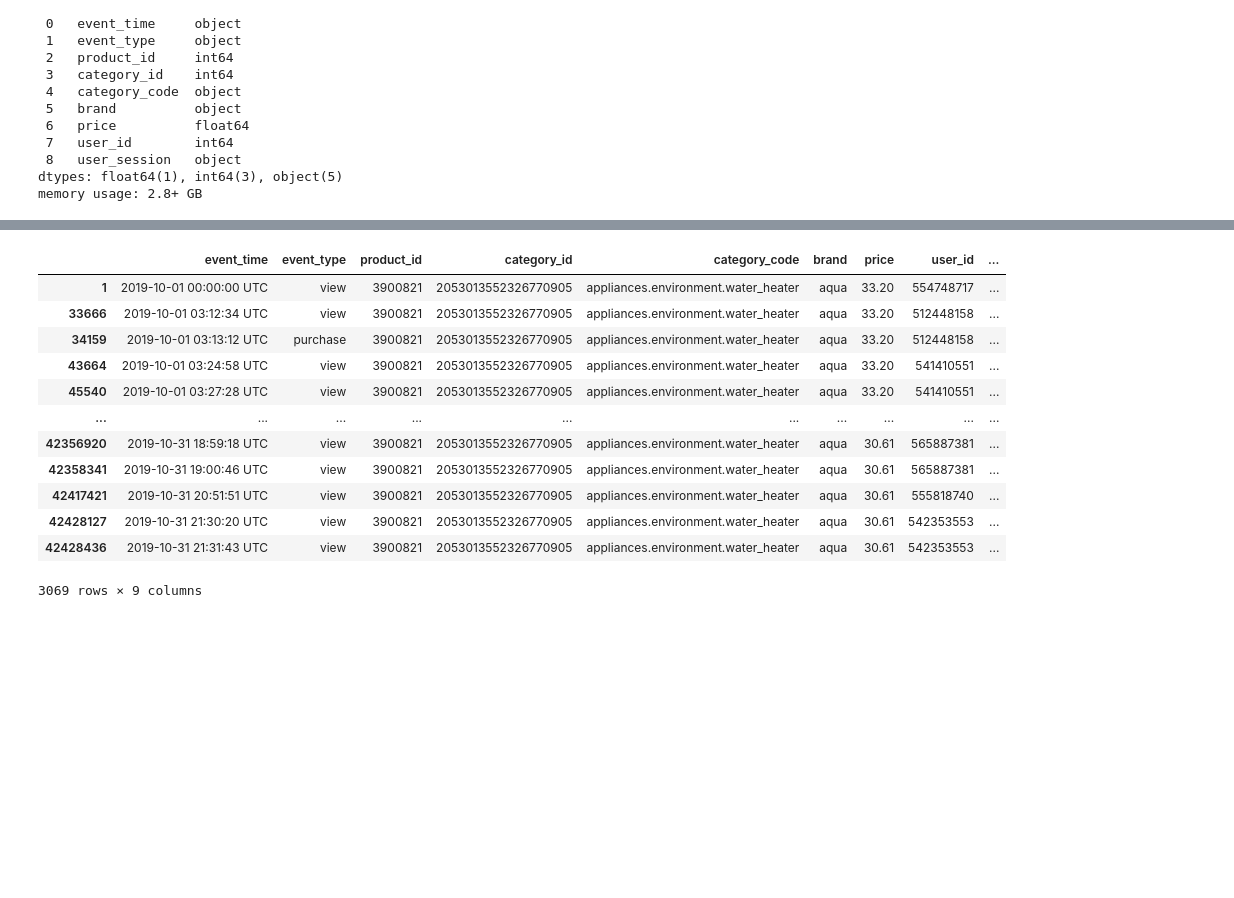
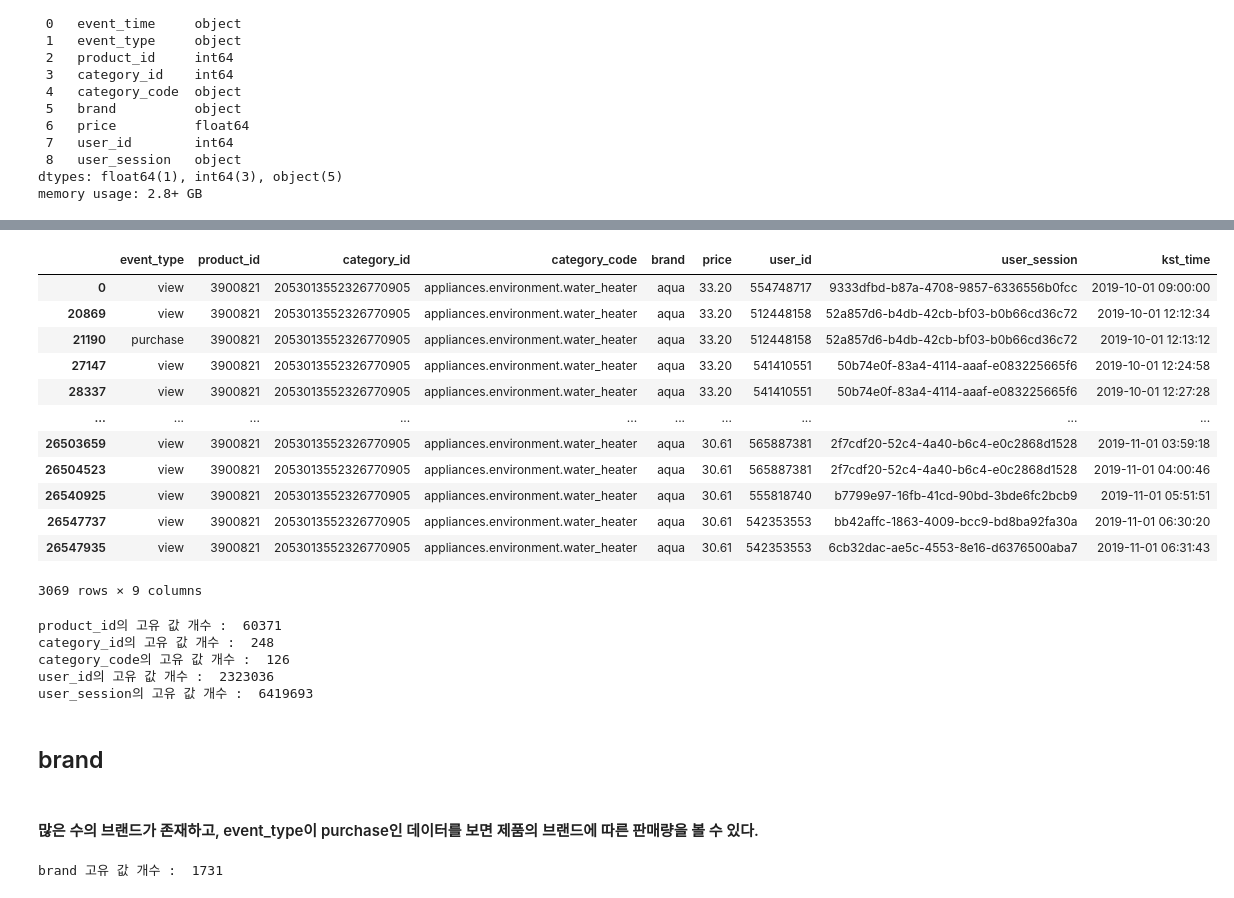
Before and after one commit to JunSeokCheon/eCommerce_weblog_analysis, a Jupyter notebook: eCommerce_weblog_preprocessing.ipynb, the cells around one changed output, grey strips where cells are left out. Saved outputs shown, nothing was run; the diff lists cells and outputs as text; code cells hidden in the pictures; blank space fills up the shorter version.

```diff
--- a/eCommerce_weblog_preprocessing.ipynb
+++ b/eCommerce_weblog_preprocessing.ipynb
@@ -71,0 +133,4 @@ len(ecommerce_df['brand'].unique())
+# %%
+kst_list = []
+for utc in utc_list:
+  kst_list.append(convert_kst(utc))
@@ -71,0 +154,2 @@ len(ecommerce_df['brand'].unique())
+# %%
+aft_ecommerce_df['kst_time'] = pd.DataFrame(kst_list)
@@ -71,0 +165,3 @@ len(ecommerce_df['brand'].unique())
+# %%
+aft_ecommerce_df = aft_ecommerce_df.drop(['event_time'], axis = 1)
+aft_ecommerce_df.head()
@@ -71,0 +194,3 @@ len(ecommerce_df['brand'].unique())
+# %%
+aft_ecommerce_df['kst_time'] = pd.to_datetime(aft_ecommerce_df['kst_time'])
+aft_ecommerce_df.info()
@@ -72,16 +273,36 @@ len(ecommerce_df['brand'].unique())
 # %%
-ecommerce_df[ecommerce_df['product_id'] == 3900821]
+aft_ecommerce_df[aft_ecommerce_df['product_id'] == 3900821]
 # %% [output]
-|  | event_time | event_type | product_id | category_id | category_code | brand | price | user_id | ... |
-| 1 | 2019-10-01 00:00:00 UTC | view | 3900821 | 2053013552326770905 | appliances.environment.water_heater | aqua | 33.20 | 554748717 | ... |
-| 33666 | 2019-10-01 03:12:34 UTC | view | 3900821 | 2053013552326770905 | appliances.environment.water_heater | aqua | 33.20 | 512448158 | ... |
-| 34159 | 2019-10-01 03:13:12 UTC | purchase | 3900821 | 2053013552326770905 | appliances.environment.water_heater | aqua | 33.20 | 512448158 | ... |
-| 43664 | 2019-10-01 03:24:58 UTC | view | 3900821 | 2053013552326770905 | appliances.environment.water_heater | aqua | 33.20 | 541410551 | ... |
-| 45540 | 2019-10-01 03:27:28 UTC | view | 3900821 | 2053013552326770905 | appliances.environment.water_heater | aqua | 33.20 | 541410551 | ... |
+|  | event_type | product_id | category_id | category_code | brand | price | user_id | user_session | kst_time |
+| 0 | view | 3900821 | 2053013552326770905 | appliances.environment.water_heater | aqua | 33.20 | 554748717 | 9333dfbd-b87a-4708-9857-6336556b0fcc | 2019-10-01 09:00:00 |
+| 20869 | view | 3900821 | 2053013552326770905 | appliances.environment.water_heater | aqua | 33.20 | 512448158 | 52a857d6-b4db-42cb-bf03-b0b66cd36c72 | 2019-10-01 12:12:34 |
+| 21190 | purchase | 3900821 | 2053013552326770905 | appliances.environment.water_heater | aqua | 33.20 | 512448158 | 52a857d6-b4db-42cb-bf03-b0b66cd36c72 | 2019-10-01 12:13:12 |
+| 27147 | view | 3900821 | 2053013552326770905 | appliances.environment.water_heater | aqua | 33.20 | 541410551 | 50b74e0f-83a4-4114-aaaf-e083225665f6 | 2019-10-01 12:24:58 |
+| 28337 | view | 3900821 | 2053013552326770905 | appliances.environment.water_heater | aqua | 33.20 | 541410551 | 50b74e0f-83a4-4114-aaaf-e083225665f6 | 2019-10-01 12:27:28 |
 | ... | ... | ... | ... | ... | ... | ... | ... | ... | ... |
-| 42356920 | 2019-10-31 18:59:18 UTC | view | 3900821 | 2053013552326770905 | appliances.environment.water_heater | aqua | 30.61 | 565887381 | ... |
-| 42358341 | 2019-10-31 19:00:46 UTC | view | 3900821 | 2053013552326770905 | appliances.environment.water_heater | aqua | 30.61 | 565887381 | ... |
-| 42417421 | 2019-10-31 20:51:51 UTC | view | 3900821 | 2053013552326770905 | appliances.environment.water_heater | aqua | 30.61 | 555818740 | ... |
-| 42428127 | 2019-10-31 21:30:20 UTC | view | 3900821 | 2053013552326770905 | appliances.environment.water_heater | aqua | 30.61 | 542353553 | ... |
-| 42428436 | 2019-10-31 21:31:43 UTC | view | 3900821 | 2053013552326770905 | appliances.environment.water_heater | aqua | 30.61 | 542353553 | ... |
+| 26503659 | view | 3900821 | 2053013552326770905 | appliances.environment.water_heater | aqua | 30.61 | 565887381 | 2f7cdf20-52c4-4a40-b6c4-e0c2868d1528 | 2019-11-01 03:59:18 |
+| 26504523 | view | 3900821 | 2053013552326770905 | appliances.environment.water_heater | aqua | 30.61 | 565887381 | 2f7cdf20-52c4-4a40-b6c4-e0c2868d1528 | 2019-11-01 04:00:46 |
+| 26540925 | view | 3900821 | 2053013552326770905 | appliances.environment.water_heater | aqua | 30.61 | 555818740 | b7799e97-16fb-41cd-90bd-3bde6fc2bcb9 | 2019-11-01 05:51:51 |
+| 26547737 | view | 3900821 | 2053013552326770905 | appliances.environment.water_heater | aqua | 30.61 | 542353553 | bb42affc-1863-4009-bcc9-bd8ba92fa30a | 2019-11-01 06:30:20 |
+| 26547935 | view | 3900821 | 2053013552326770905 | appliances.environment.water_heater | aqua | 30.61 | 542353553 | 6cb32dac-ae5c-4553-8e16-d6376500aba7 | 2019-11-01 06:31:43 |
 3069 rows × 9 columns
+# %%
+print("product_id의 고유 값 개수 : ", len(aft_ecommerce_df['product_id'].unique()))
+print("category_id의 고유 값 개수 : ", len(aft_ecommerce_df['category_id'].unique()))
+print("category_code의 고유 값 개수 : ", len(aft_ecommerce_df['category_code'].unique()))
+print("user_id의 고유 값 개수 : ", len(aft_ecommerce_df['user_id'].unique()))
+print("user_session의 고유 값 개수 : ", len(aft_ecommerce_df['user_session'].unique()))
+# %% [output]
+product_id의 고유 값 개수 :  60371
+category_id의 고유 값 개수 :  248
+category_code의 고유 값 개수 :  126
+user_id의 고유 값 개수 :  2323036
+user_session의 고유 값 개수 :  6419693
+# %% [markdown]
+## brand
+# %% [markdown]
+#### 많은 수의 브랜드가 존재하고, event_type이 purchase인 데이터를 보면 제품의 브랜드에 따른 판매량을 볼 수 있다.
+# %%
+print("brand 고유 값 개수 : ", len(aft_ecommerce_df['brand'].unique()))
+# %% [output]
+brand 고유 값 개수 :  1731
```
Also changed, not shown: parts of 46 cells of this notebook.
